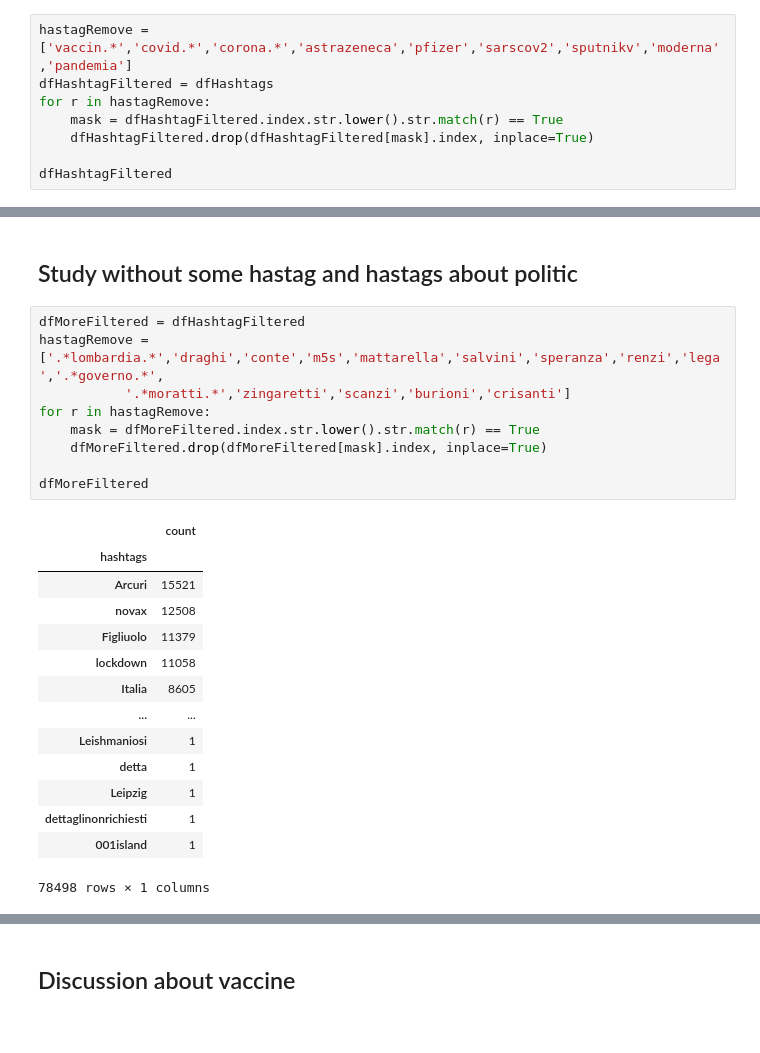
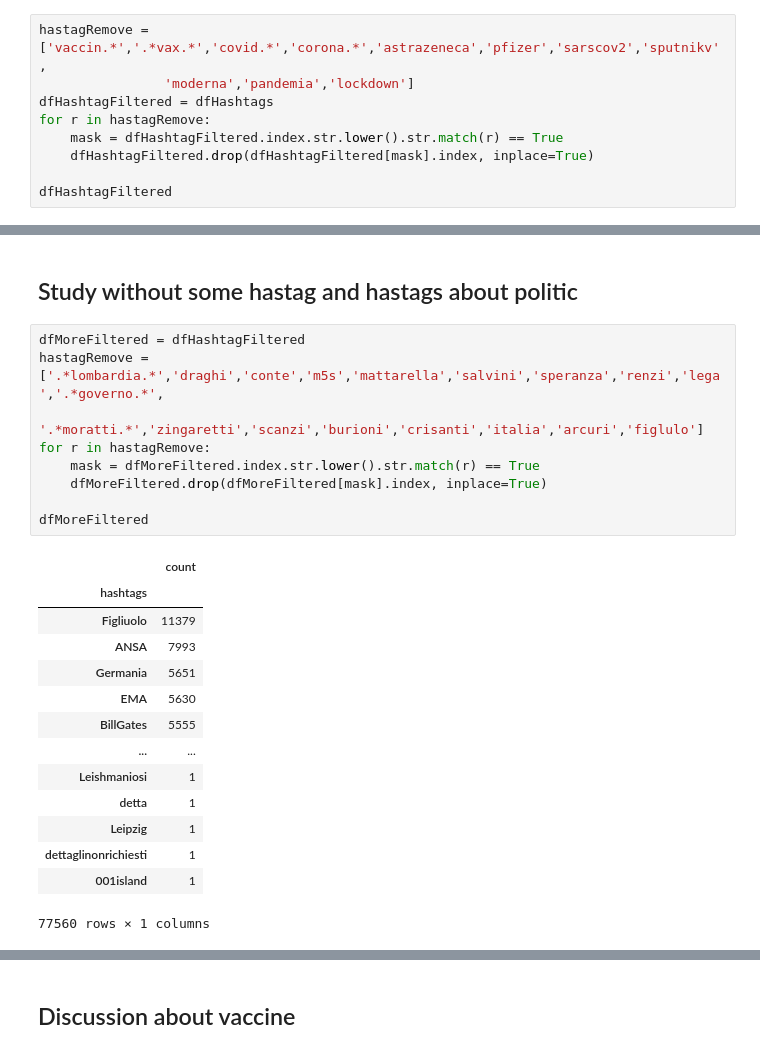
Before and after one commit to giada-c/twitterStudy, a Jupyter notebook: 3_Hashtag_study/Hashtags_study.ipynb, the cells around one changed output, grey strips where cells are left out. Saved outputs shown, nothing was run; the diff lists cells and outputs as text.

```diff
--- a/3_Hashtag_study/Hashtags_study.ipynb
+++ b/3_Hashtag_study/Hashtags_study.ipynb
@@ -108,7 +108,8 @@ ut.visual_by_date_split(dfHashtags,dfUse)
 # %% [markdown]
 ## Study without some hastag
 # %%
-hastagRemove = ['vaccin.*','covid.*','corona.*','astrazeneca','pfizer','sarscov2','sputnikv','moderna','pandemia']
+hastagRemove = ['vaccin.*','.*vax.*','covid.*','corona.*','astrazeneca','pfizer','sarscov2','sputnikv',
+                'moderna','pandemia','lockdown']
 dfHashtagFiltered = dfHashtags
 for r in hastagRemove:
     mask = dfHashtagFiltered.index.str.lower().str.match(r) == True
@@ -159,27 +149,27 @@ ut.visual_by_date_split(dfHashtagFiltered,dfUse)
 # %%
 dfMoreFiltered = dfHashtagFiltered
 hastagRemove = ['.*lombardia.*','draghi','conte','m5s','mattarella','salvini','speranza','renzi','lega','.*governo.*',
-           '.*moratti.*','zingaretti','scanzi','burioni','crisanti']
+           '.*moratti.*','zingaretti','scanzi','burioni','crisanti','italia','arcuri','figlulo']
 for r in hastagRemove:
     mask = dfMoreFiltered.index.str.lower().str.match(r) == True
     dfMoreFiltered.drop(dfMoreFiltered[mask].index, inplace=True)
 
 dfMoreFiltered
 # %% [output]
 |  | count |
 | hashtags |  |
-| Arcuri | 15521 |
-| novax | 12508 |
 | Figliuolo | 11379 |
-| lockdown | 11058 |
-| Italia | 8605 |
+| ANSA | 7993 |
+| Germania | 5651 |
+| EMA | 5630 |
+| BillGates | 5555 |
 | ... | ... |
 | Leishmaniosi | 1 |
 | detta | 1 |
 | Leipzig | 1 |
 | dettaglinonrichiesti | 1 |
 | 001island | 1 |
-78498 rows × 1 columns
+77560 rows × 1 columns
 # %%
 ut.visual_histogram(dfMoreFiltered,3500,2500,2000,1500,1000,800,700,600,500,300)
 # %% [output]
```
Also changed, not shown: parts of 8 cells of this notebook, 10 other files.
